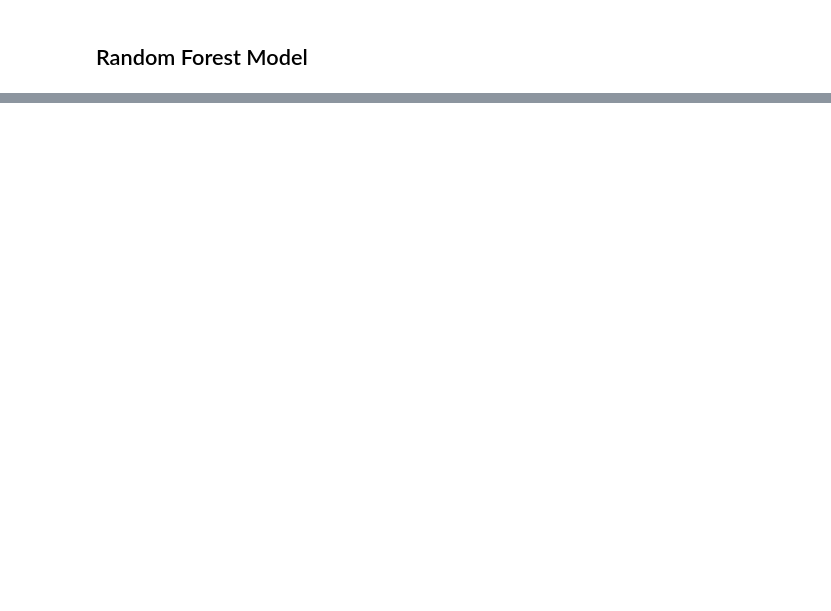
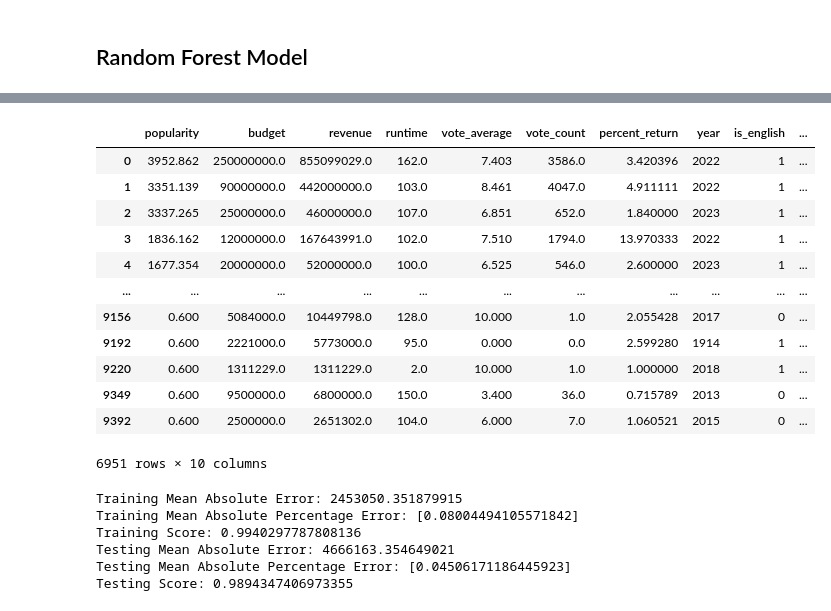
Before and after one commit to rraja30/Movie-Profitability-Prediction, a Jupyter notebook: machine_learning.ipynb, the cells around one changed output, grey strips where cells are left out. Drawn from its saved outputs; the diff is of its cells as text; code cells hidden in the pictures; blank space fills up the shorter version.

```diff
--- a/machine_learning.ipynb
+++ b/machine_learning.ipynb
@@ -330,0 +368,17 @@ label encoding vs one encoding - which one to use to be based on model we use
+# %%
+revenue_movie_df = budget_movie_df[budget_movie_df['revenue'] > 1000000]
+revenue_movie_df
+# %% [output]
+|  | popularity | budget | revenue | runtime | vote_average | vote_count | percent_return | year | is_english | ... |
+| 0 | 3952.862 | 250000000.0 | 855099029.0 | 162.0 | 7.403 | 3586.0 | 3.420396 | 2022 | 1 | ... |
+| 1 | 3351.139 | 90000000.0 | 442000000.0 | 103.0 | 8.461 | 4047.0 | 4.911111 | 2022 | 1 | ... |
+| 2 | 3337.265 | 25000000.0 | 46000000.0 | 107.0 | 6.851 | 652.0 | 1.840000 | 2023 | 1 | ... |
+| 3 | 1836.162 | 12000000.0 | 167643991.0 | 102.0 | 7.510 | 1794.0 | 13.970333 | 2022 | 1 | ... |
+| 4 | 1677.354 | 20000000.0 | 52000000.0 | 100.0 | 6.525 | 546.0 | 2.600000 | 2023 | 1 | ... |
+| ... | ... | ... | ... | ... | ... | ... | ... | ... | ... | ... |
+| 9156 | 0.600 | 5084000.0 | 10449798.0 | 128.0 | 10.000 | 1.0 | 2.055428 | 2017 | 0 | ... |
+| 9192 | 0.600 | 2221000.0 | 5773000.0 | 95.0 | 0.000 | 0.0 | 2.599280 | 1914 | 1 | ... |
+| 9220 | 0.600 | 1311229.0 | 1311229.0 | 2.0 | 10.000 | 1.0 | 1.000000 | 2018 | 1 | ... |
+| 9349 | 0.600 | 9500000.0 | 6800000.0 | 150.0 | 3.400 | 36.0 | 0.715789 | 2013 | 0 | ... |
+| 9392 | 0.600 | 2500000.0 | 2651302.0 | 104.0 | 6.000 | 7.0 | 1.060521 | 2015 | 0 | ... |
+6951 rows × 10 columns
@@ -330,0 +399,22 @@ label encoding vs one encoding - which one to use to be based on model we use
+# %%
+#create RandomForestRegressor model
+clf = RandomForestRegressor(random_state=1, n_estimators=100).fit(X_train_scaled, y_train)
+
+#y prediction value
+pred_ran_for = clf.predict(X_train_scaled)
+test_ran_for = clf.predict(X_test_scaled)
+
+print(f'Training Mean Absolute Error: {(mean_absolute_error(y_train,pred_ran_for))}')
+print(f'Training Mean Absolute Percentage Error: {(custom_mae(y_train, pred_ran_for))}')
+print(f'Training Score: {clf.score(X_train_scaled, y_train)}')
+
+print(f'Testing Mean Absolute Error: {(mean_absolute_error(y_test,test_ran_for))}')
+print(f'Testing Mean Absolute Percentage Error: {(custom_mae(y_test, test_ran_for))}')
+print(f'Testing Score: {clf.score(X_test_scaled, y_test)}')
+# %% [output]
+Training Mean Absolute Error: 2453050.351879915
+Training Mean Absolute Percentage Error: [0.08004494105571842]
+Training Score: 0.9940297787808136
+Testing Mean Absolute Error: 4666163.354649021
+Testing Mean Absolute Percentage Error: [0.04506171186445923]
+Testing Score: 0.9894347406973355
```
Also changed, not shown: parts of 26 cells of this notebook.
